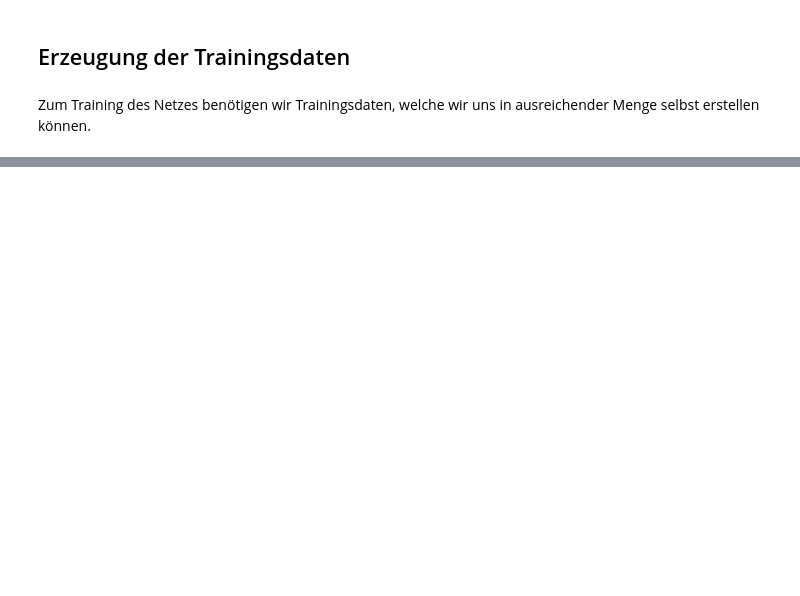
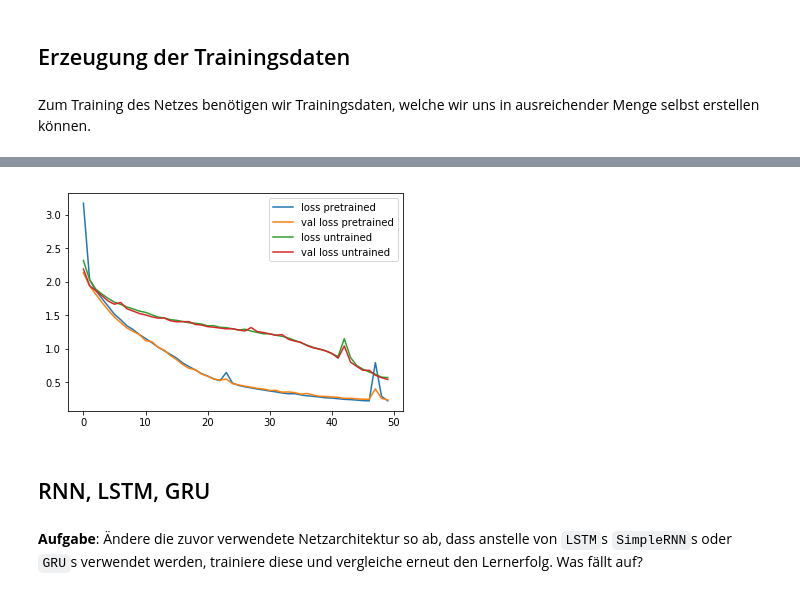
Before and after one commit to tfassbender/deep_learning_team_rnn, a Jupyter notebook: aufgaben/Uebung7-RNNs-Loesung.ipynb, the cells around one changed output, grey strips where cells are left out. Cells and saved outputs as stored; diff of their text form; code cells hidden in the pictures; blank space fills up the shorter version.

```diff
--- a/aufgaben/Uebung7-RNNs-Loesung.ipynb
+++ b/aufgaben/Uebung7-RNNs-Loesung.ipynb
@@ -142,5 +229,5 @@ for i in range(len(X)):
 
 X = np.array(X)
 y = np.array(y)
-X_train, X_val = X[:40000], X[40000:]
-y_train, y_val = y[:40000], y[40000:]
+X_train_sub, X_val_sub = X[:40000], X[40000:]
+y_train_sub, y_val_sub = y[:40000], y[40000:]
@@ -174,0 +236,14 @@ for iteration in range(1, 31):
+# %%
+sub_model = Sequential()
+sub_model.add(LSTM(HIDDEN_SIZE, input_shape=(MAXLEN, ALPHABET_LENGTH))) # Encoder
+sub_model.add(RepeatVector(DIGITS + 1))
+sub_model.add(LSTM(HIDDEN_SIZE, return_sequences=True)) # Decoder
+sub_model.add(TimeDistributed(Dense(ALPHABET_LENGTH, activation='softmax')))
+sub_model.compile(loss='categorical_crossentropy', optimizer='adam', metrics=['accuracy'])
+
+plus_model = Sequential.from_config(model.get_config())
+plus_model.set_weights(model.get_weights())
+plus_model.compile(loss='categorical_crossentropy', optimizer='adam', metrics=['accuracy'])
+
+pre_loss, pre_acc, pre_val_loss, pre_val_acc = train(plus_model, X_train_sub, y_train_sub, X_val_sub, y_val_sub, encoder_sub, EPOCHS)
+new_loss, new_acc, new_val_loss, new_val_acc = train(sub_model, X_train_sub, y_train_sub, X_val_sub, y_val_sub, encoder_sub, EPOCHS)
@@ -174,0 +268,13 @@ for iteration in range(1, 31):
+# %%
+plt.plot(pre_loss, label='loss pretrained')
+plt.plot(pre_val_loss, label='val loss pretrained')
+plt.plot(new_loss, label='loss untrained')
+plt.plot(new_val_loss, label='val loss untrained')
+plt.legend()
+plt.show()
+# %% [output]
+[figure, added]
+# %% [markdown]
+## RNN, LSTM, GRU
+# %% [markdown]
+**Aufgabe**: Ändere die zuvor verwendete Netzarchitektur so ab, dass anstelle von `LSTM`s `SimpleRNN`s oder `GRU`s verwendet werden, trainiere diese und vergleiche erneut den Lernerfolg. Was fällt auf?
```
Also changed, not shown: parts of 28 cells of this notebook.
